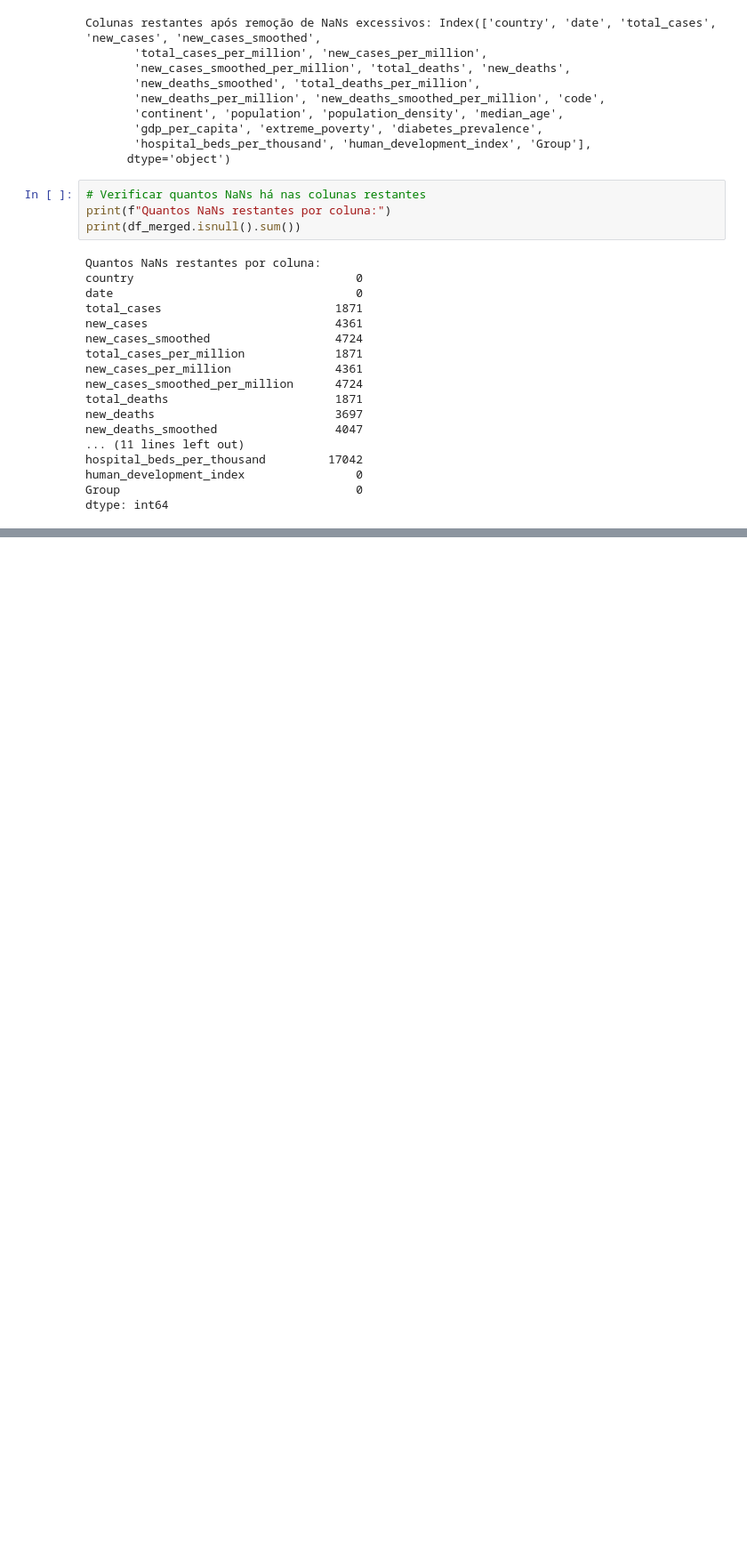
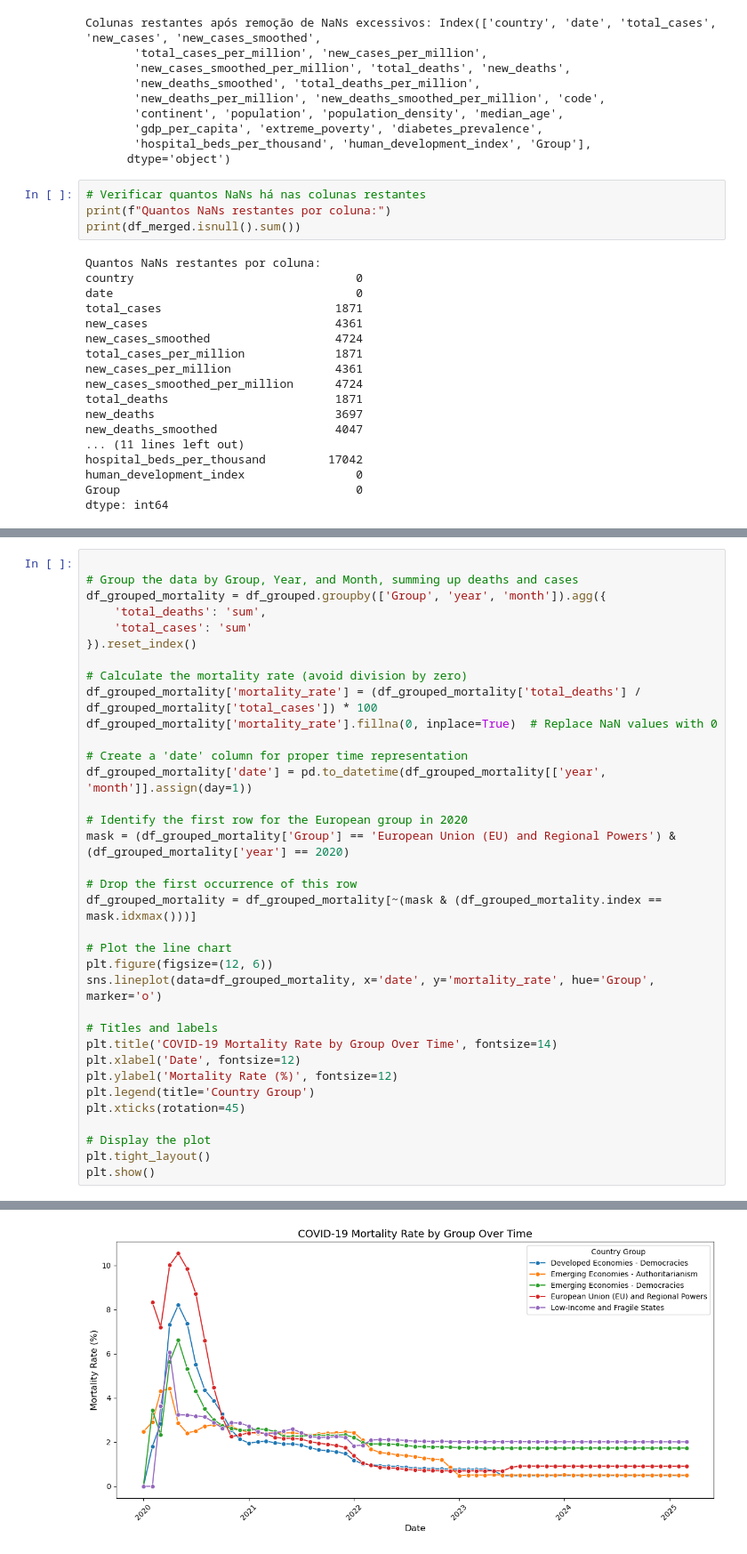
Before and after one commit to anapocai/Mooc_project, a Jupyter notebook: Project.ipynb, the cells around one changed output, grey strips where cells are left out. Shown at 89% size. Cells and saved outputs as stored; diff of their text form; blank space fills up the shorter version.

```diff
--- a/Project.ipynb
+++ b/Project.ipynb
@@ -206,0 +400,36 @@ dtype: int64
+# %%
+
+# Group the data by Group, Year, and Month, summing up deaths and cases
+df_grouped_mortality = df_grouped.groupby(['Group', 'year', 'month']).agg({
+    'total_deaths': 'sum',
+    'total_cases': 'sum'
+}).reset_index()
+
+# Calculate the mortality rate (avoid division by zero)
+df_grouped_mortality['mortality_rate'] = (df_grouped_mortality['total_deaths'] / df_grouped_mortality['total_cases']) * 100
+df_grouped_mortality['mortality_rate'].fillna(0, inplace=True)  # Replace NaN values with 0
+
+# Create a 'date' column for proper time representation
+df_grouped_mortality['date'] = pd.to_datetime(df_grouped_mortality[['year', 'month']].assign(day=1))
+
+# Identify the first row for the European group in 2020
+mask = (df_grouped_mortality['Group'] == 'European Union (EU) and Regional Powers') & (df_grouped_mortality['year'] == 2020)
+
+# Drop the first occurrence of this row
+df_grouped_mortality = df_grouped_mortality[~(mask & (df_grouped_mortality.index == mask.idxmax()))]
+
+# Plot the line chart
+plt.figure(figsize=(12, 6))
+sns.lineplot(data=df_grouped_mortality, x='date', y='mortality_rate', hue='Group', marker='o')
+
+# Titles and labels
+plt.title('COVID-19 Mortality Rate by Group Over Time', fontsize=14)
+plt.xlabel('Date', fontsize=12)
+plt.ylabel('Mortality Rate (%)', fontsize=12)
+plt.legend(title='Country Group')
+plt.xticks(rotation=45)
+
+# Display the plot
+plt.tight_layout()
+plt.show()
+# %% [output]
@@ -206,0 +442 @@ dtype: int64
+[figure, added]
```
Also changed, not shown: parts of 10 cells of this notebook.
